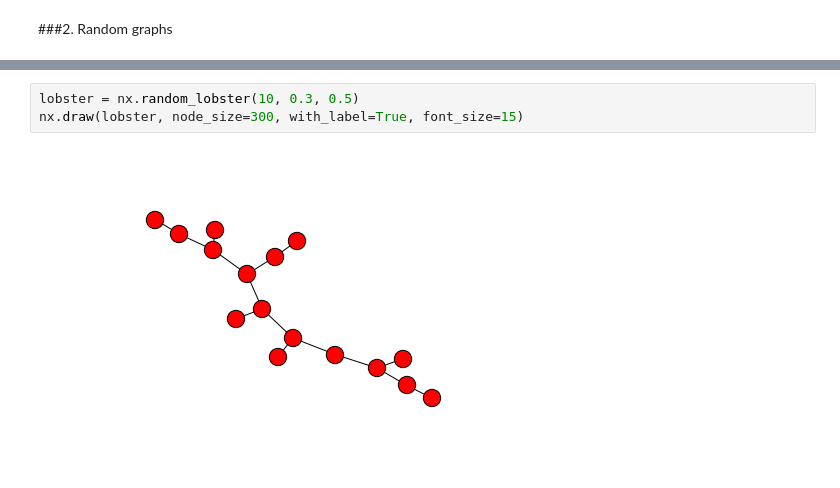
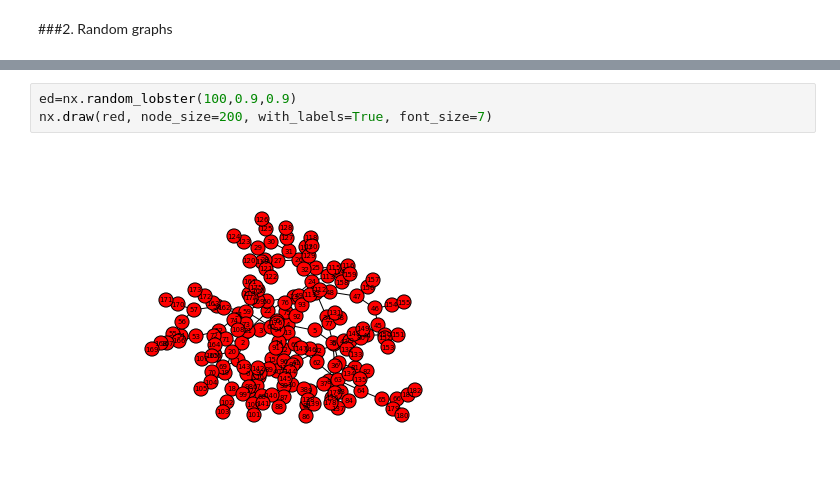
Before and after one commit to kmk4021/data_science, a Jupyter notebook: Assignment4-SNA.ipynb, the cells around one changed output, grey strips where cells are left out. Drawn from its saved outputs; the diff is of its cells as text.

```diff
--- a/Assignment4-SNA.ipynb
+++ b/Assignment4-SNA.ipynb
@@ -162,5 +336,5 @@ nx.draw(powerlaw, node_size=300, with_label=True, font_size=15)
 # %%
-lobster = nx.random_lobster(10, 0.3, 0.5)
-nx.draw(lobster, node_size=300, with_label=True, font_size=15)
+ed=nx.random_lobster(100,0.9,0.9)
+nx.draw(red, node_size=200, with_labels=True, font_size=7)
 # %% [output]
-[figure, old version]
+[figure, new version]
```
Also changed, not shown: parts of 19 cells of this notebook.
